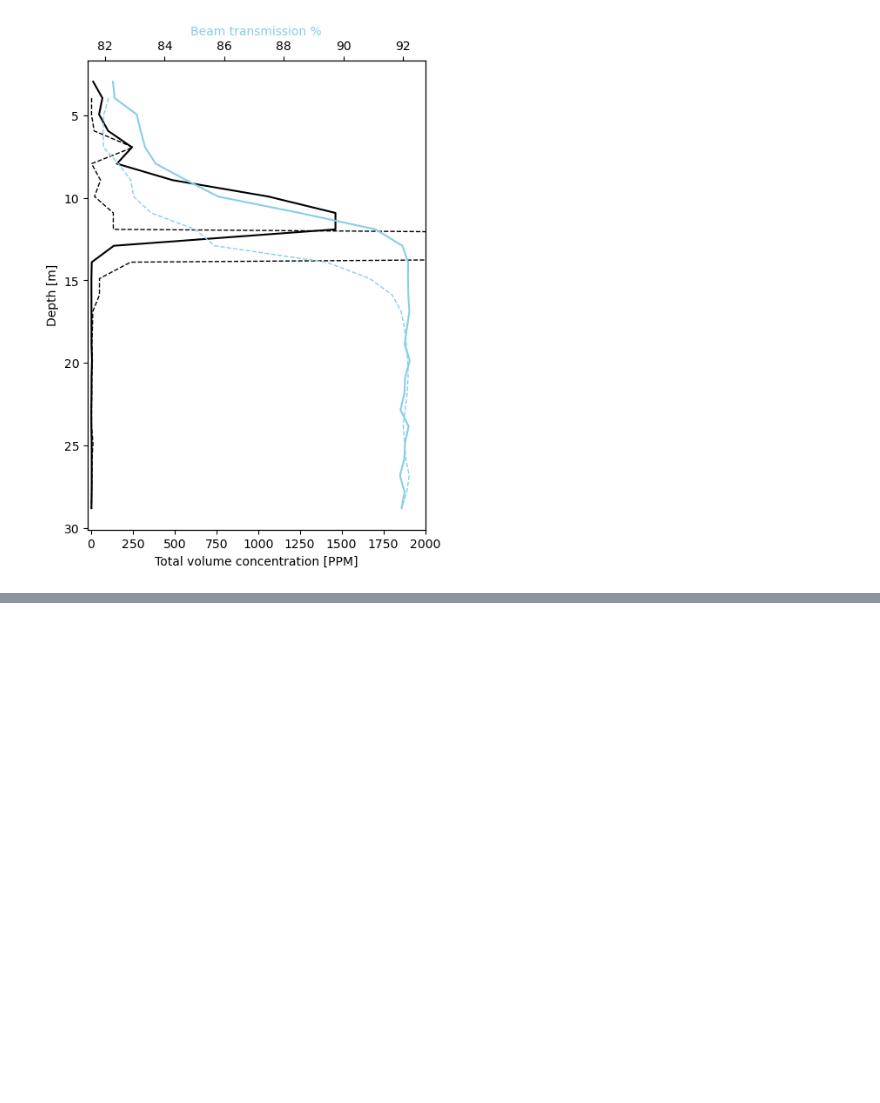
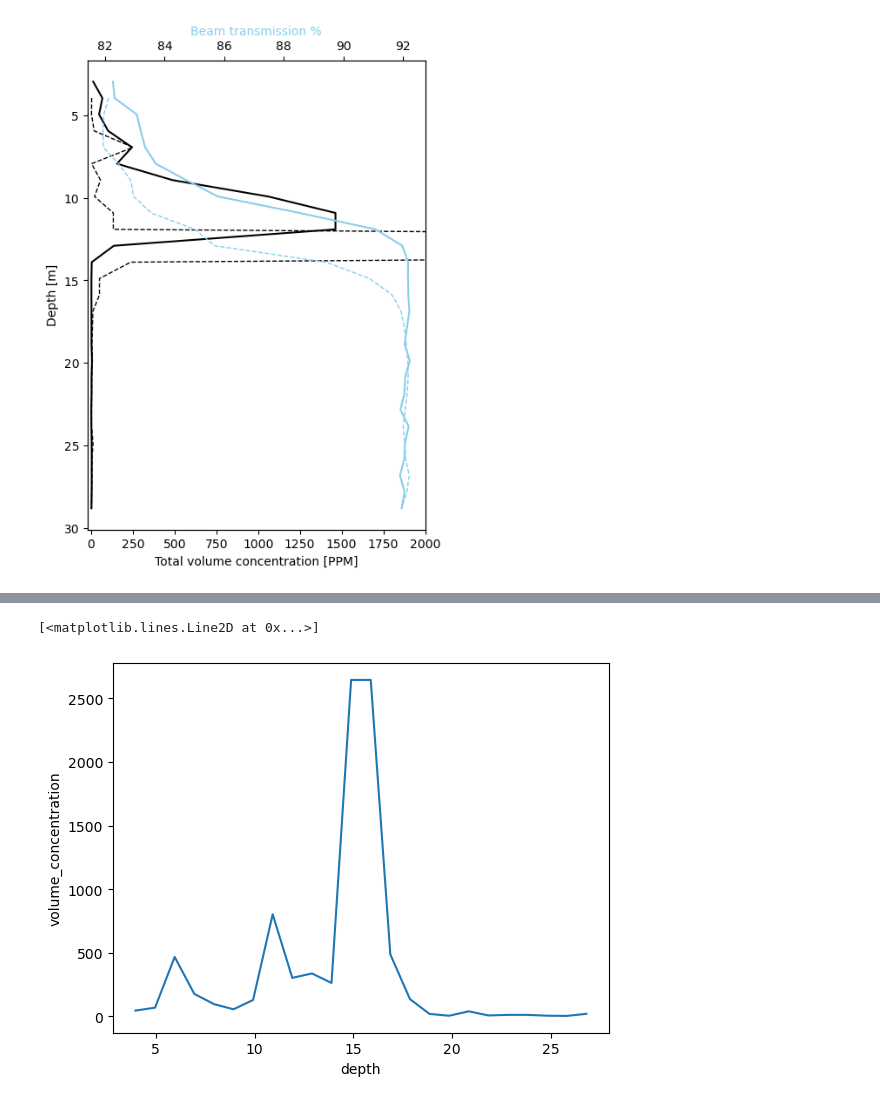
Before and after one commit to cooleyky/pioneer-20, a Jupyter notebook: cross_shelf_prtsz_ctd_comparison.ipynb, the cells around one changed output, grey strips where cells are left out. Cells and saved outputs as stored; diff of their text form; code cells hidden in the pictures; blank space fills up the shorter version.

```diff
--- a/cross_shelf_prtsz_ctd_comparison.ipynb
+++ b/cross_shelf_prtsz_ctd_comparison.ipynb
@@ -304,0 +452,29 @@ fig.show()
+# %%
+# Create dataset for each station with same dimension and variable names
+midpt = int(len(cs1_beam_transmission)/2)
+cs1_ds = xr.Dataset(data_vars={
+        "volume_concentration": ("depth", cs1_volume_concentration.data[:midpt]),
+        "beam_transmission": ("depth", cs1_beam_transmission.data[:midpt])
+    },
+    coords=dict(depth=("depth", cs1_depth.data[:midpt]))
+    )
+# %%
+# Define function for creating station datasets
+def make_station_ds(volume_concentration, beam_transmission, depth, order):
+    midpt = int(len(beam_transmission)/2)
+    station_ds = xr.Dataset(data_vars={
+        "volume_concentration": ("depth", volume_concentration.data[:midpt]),
+        "beam_transmission": ("depth", beam_transmission.data[:midpt])
+    },
+    coords=dict(order=order,
+                depth=("depth", depth.data[:midpt]))
+    )
+    return station_ds.expand_dims(dim="order")
+# %%
+# Create station datasets for all 6 casts
+cs1_ds = make_station_ds(cs1_volume_concentration, cs1_beam_transmission, cs1_depth, 1)
+cn_ds = make_station_ds(cn_volume_concentration, cn_beam_transmission, cn_depth, 2)
+cs2_ds = make_station_ds(cs2_volume_concentration, cs2_beam_transmission, cs2_depth, 3)
+cs3_ds = make_station_ds(cs3_volume_concentration, cs3_beam_transmission, cs3_depth, 4)
+ea_ds = make_station_ds(ea_volume_concentration, ea_beam_transmission, ea_depth, 5)
+cs4_ds = make_station_ds(cs4_volume_concentration, cs4_beam_transmission, cs4_depth, 6)
@@ -304,0 +506,5 @@ fig.show()
+# %%
+cs1_ds.volume_concentration.plot()
+# %% [output]
+[<matplotlib.lines.Line2D at 0x...>]
+[figure, added]
```
Also changed, not shown: parts of 17 cells of this notebook.
